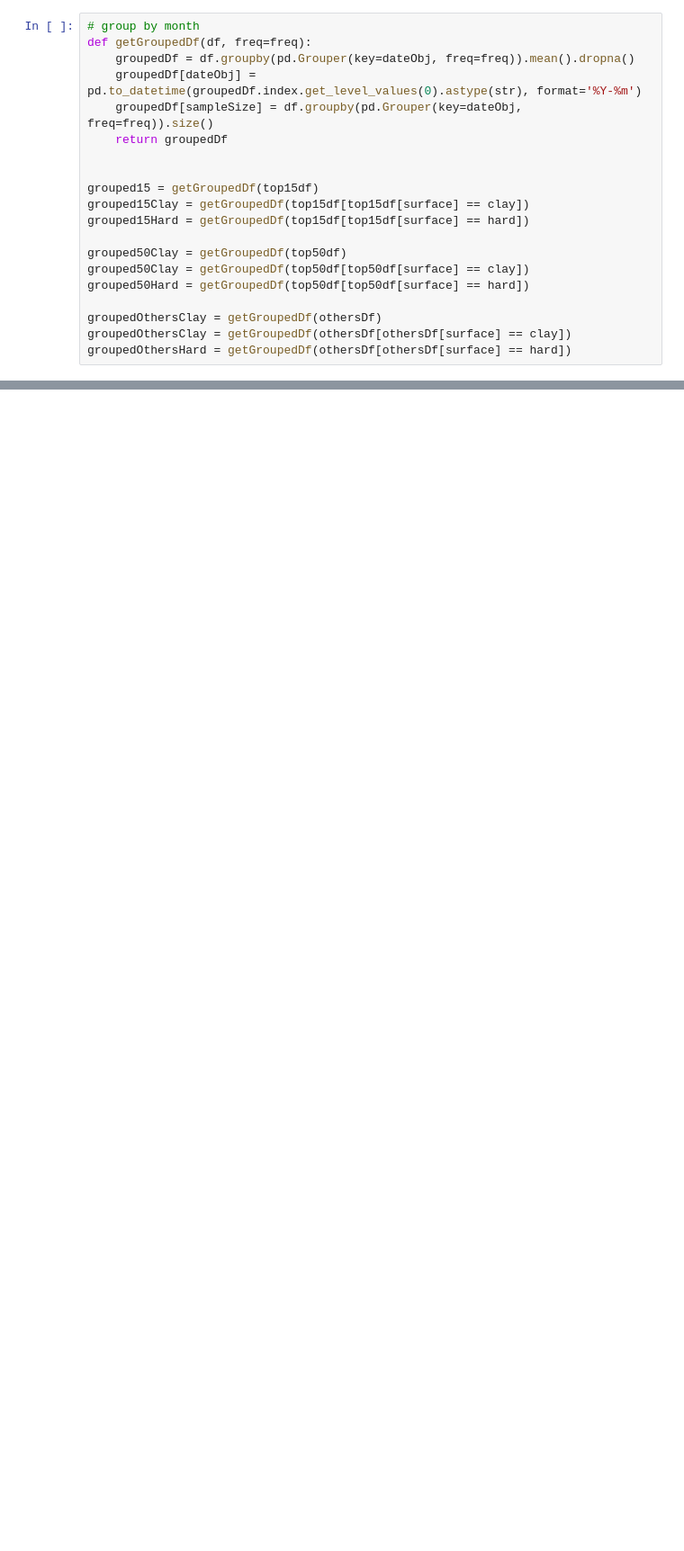
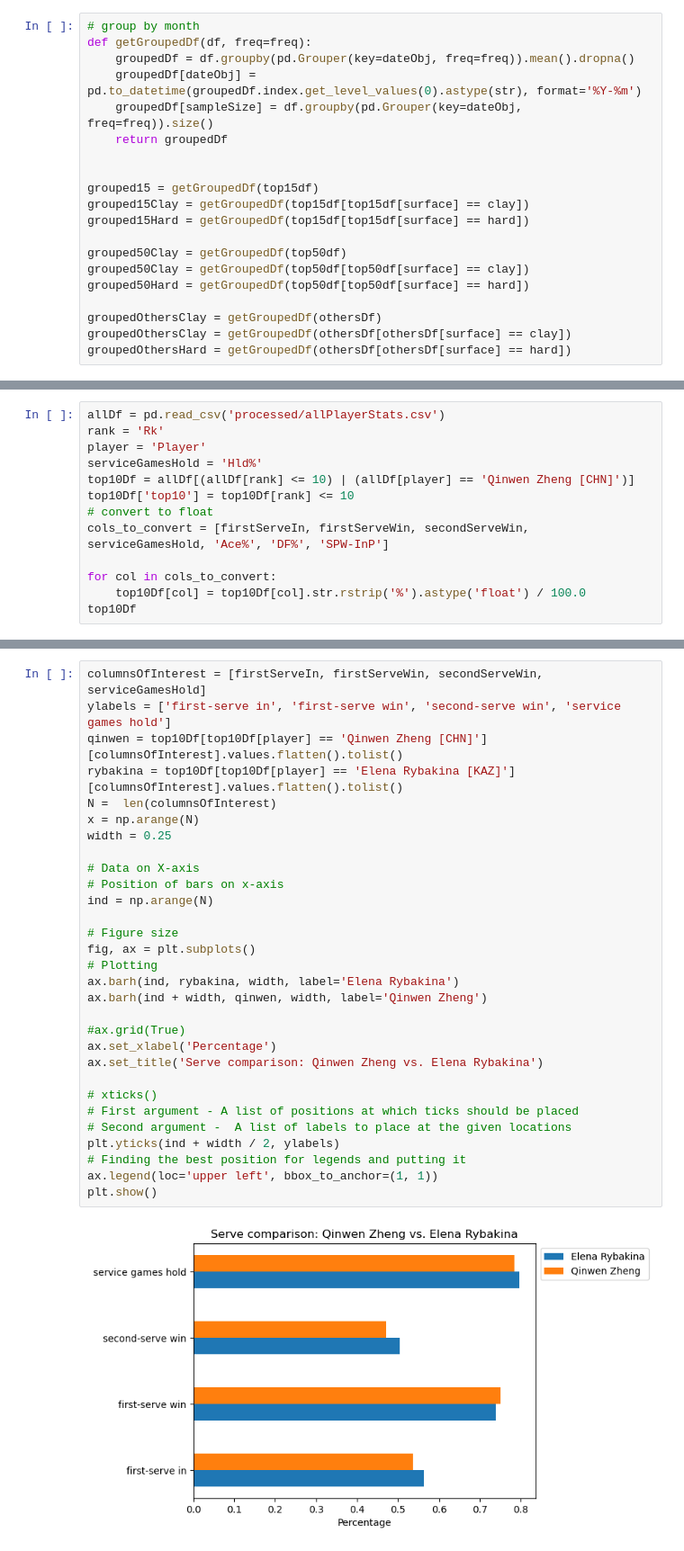
Before and after one commit to TracyYXChen/tennis-data, a Jupyter notebook: qinwenZheng/Qinwen Zheng's serves.ipynb, the cells around one changed output, grey strips where cells are left out. Shown at 90% size. Saved outputs shown, nothing was run; the diff lists cells and outputs as text; blank space fills up the shorter version.

```diff
--- a/qinwenZheng/Qinwen Zheng's serves.ipynb
+++ b/qinwenZheng/Qinwen Zheng's serves.ipynb
@@ -141,0 +206,13 @@ plotScatterByGroups(groupedDfArr, attributeOfInterest, title)
+# %%
+allDf = pd.read_csv('processed/allPlayerStats.csv')
+rank = 'Rk'
+player = 'Player'
+serviceGamesHold = 'Hld%'
+top10Df = allDf[(allDf[rank] <= 10) | (allDf[player] == 'Qinwen Zheng [CHN]')]
+top10Df['top10'] = top10Df[rank] <= 10
+# convert to float
+cols_to_convert = [firstServeIn, firstServeWin, secondServeWin, serviceGamesHold, 'Ace%', 'DF%', 'SPW-InP']
+
+for col in cols_to_convert:
+    top10Df[col] = top10Df[col].str.rstrip('%').astype('float') / 100.0
+top10Df
@@ -141,0 +270,32 @@ plotScatterByGroups(groupedDfArr, attributeOfInterest, title)
+# %%
+columnsOfInterest = [firstServeIn, firstServeWin, secondServeWin, serviceGamesHold]
+ylabels = ['first-serve in', 'first-serve win', 'second-serve win', 'service games hold']
+qinwen = top10Df[top10Df[player] == 'Qinwen Zheng [CHN]'][columnsOfInterest].values.flatten().tolist()
+rybakina = top10Df[top10Df[player] == 'Elena Rybakina [KAZ]'][columnsOfInterest].values.flatten().tolist()
+N =  len(columnsOfInterest)
+x = np.arange(N)
+width = 0.25
+
+# Data on X-axis
+# Position of bars on x-axis
+ind = np.arange(N)
+
+# Figure size
+fig, ax = plt.subplots()
+# Plotting
+ax.barh(ind, rybakina, width, label='Elena Rybakina')
+ax.barh(ind + width, qinwen, width, label='Qinwen Zheng')
+
+#ax.grid(True)
+ax.set_xlabel('Percentage')
+ax.set_title('Serve comparison: Qinwen Zheng vs. Elena Rybakina')
+
+# xticks()
+# First argument - A list of positions at which ticks should be placed
+# Second argument -  A list of labels to place at the given locations
+plt.yticks(ind + width / 2, ylabels)
+# Finding the best position for legends and putting it
+ax.legend(loc='upper left', bbox_to_anchor=(1, 1))
+plt.show()
+# %% [output]
+[figure, added]
```
Also changed, not shown: parts of 15 cells of this notebook, 1 other file.
